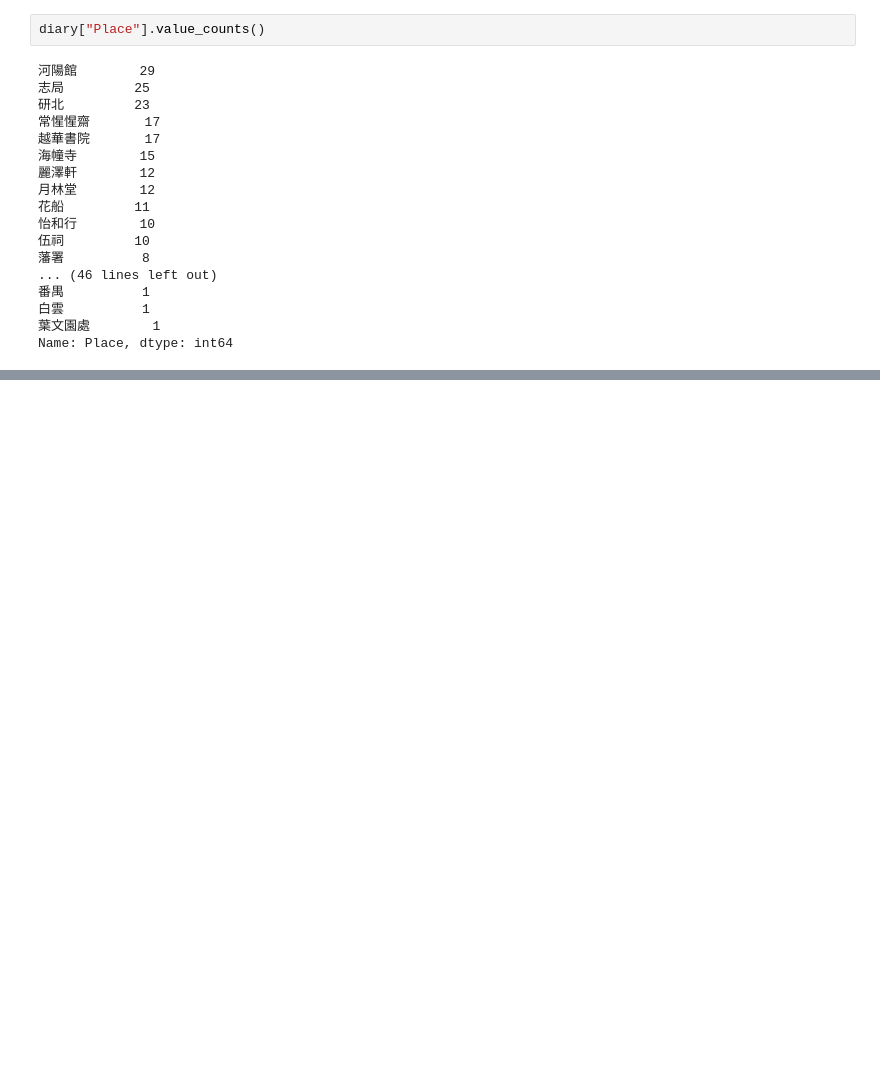
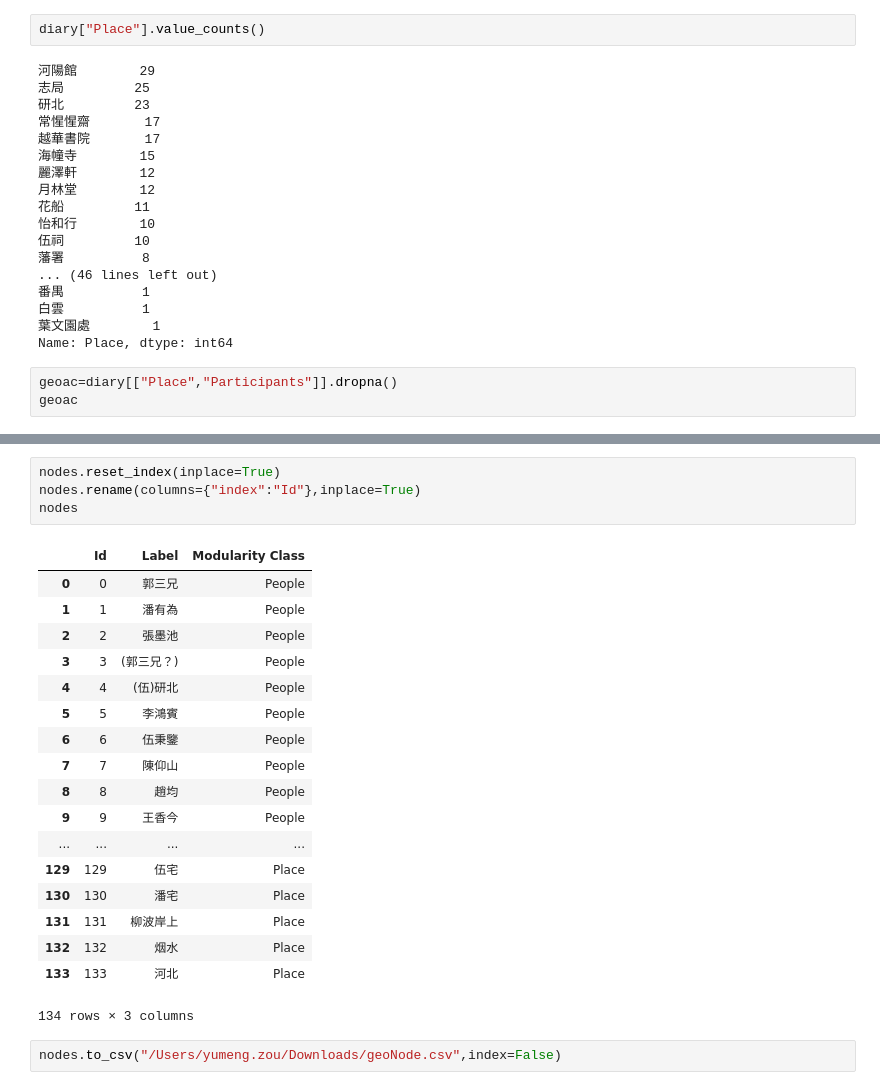
Before and after one commit to yumengzou/XLSDiary_SNA, a Jupyter notebook: Python_Notebook/diary_newFormat.ipynb, the cells around one changed output, grey strips where cells are left out. Cells and saved outputs as stored; diff of their text form; blank space fills up the shorter version.

```diff
--- a/Python_Notebook/diary_newFormat.ipynb
+++ b/Python_Notebook/diary_newFormat.ipynb
@@ -329,3 +329,6 @@ diary["Place"].value_counts()
 白雲          1
 葉文園處        1
 Name: Place, dtype: int64
+# %%
+geoac=diary[["Place","Participants"]].dropna()
+geoac
@@ -331,0 +427,25 @@ Name: Place, dtype: int64
+# %%
+nodes.reset_index(inplace=True)
+nodes.rename(columns={"index":"Id"},inplace=True)
+nodes
+# %% [output]
+|  | Id | Label | Modularity Class |
+| 0 | 0 | 郭三兄 | People |
+| 1 | 1 | 潘有為 | People |
+| 2 | 2 | 張墨池 | People |
+| 3 | 3 | (郭三兄？) | People |
+| 4 | 4 | (伍)研北 | People |
+| 5 | 5 | 李鴻賓 | People |
+| 6 | 6 | 伍秉鑒 | People |
+| 7 | 7 | 陳仰山 | People |
+| 8 | 8 | 趙均 | People |
+| 9 | 9 | 王香今 | People |
+| ... | ... | ... | ... |
+| 129 | 129 | 伍宅 | Place |
+| 130 | 130 | 潘宅 | Place |
+| 131 | 131 | 柳波岸上 | Place |
+| 132 | 132 | 烟水 | Place |
+| 133 | 133 | 河北 | Place |
+134 rows × 3 columns
+# %%
+nodes.to_csv("/Users/yumeng.zou/Downloads/geoNode.csv",index=False)
```
Also changed, not shown: parts of 13 cells of this notebook, 1 other file.
